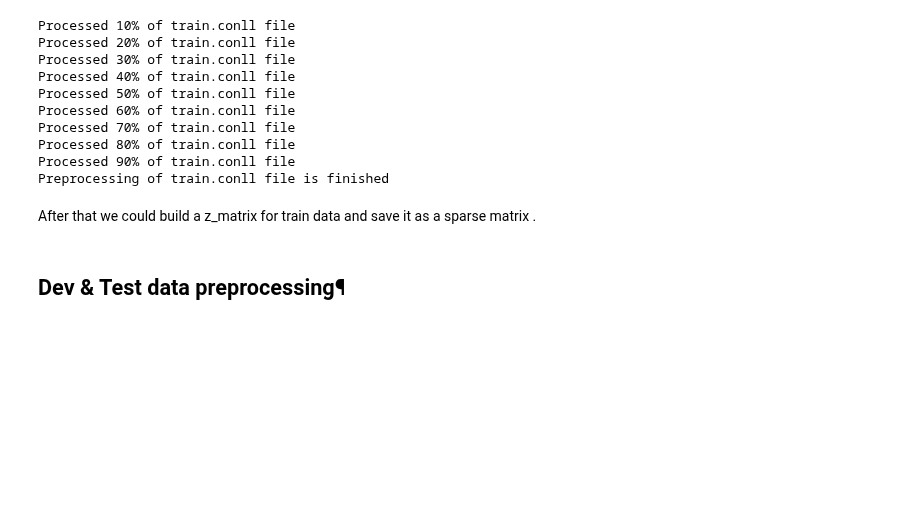
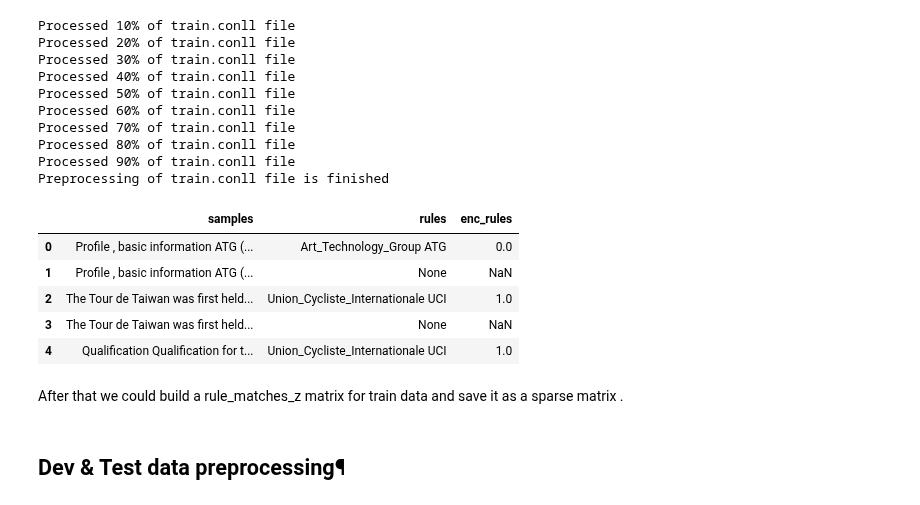
Before and after one commit to knodle/knodle, a Jupyter notebook: tutorials/conll_relation_extraction_dataset/entity_pairs_aka_lfs/Prepare_TAC_based_RE_dataset.ipynb, the cells around one changed output. Cells and saved outputs as stored; diff of their text form; code cells hidden in the pictures; blank space fills up the shorter version.

```diff
--- a/tutorials/conll_relation_extraction_dataset/entity_pairs_aka_lfs/Prepare_TAC_based_RE_dataset.ipynb
+++ b/tutorials/conll_relation_extraction_dataset/entity_pairs_aka_lfs/Prepare_TAC_based_RE_dataset.ipynb
@@ -273,6 +272,15 @@ Processed 70% of train.conll file
 Processed 80% of train.conll file
 Processed 90% of train.conll file
 Preprocessing of train.conll file is finished
+# %%
+train_data.head()
+# %% [output]
+|  | samples | rules | enc_rules |
+| 0 | Profile , basic information ATG (... | Art_Technology_Group ATG | 0.0 |
+| 1 | Profile , basic information ATG (... | None | NaN |
+| 2 | The Tour de Taiwan was first held... | Union_Cycliste_Internationale UCI | 1.0 |
+| 3 | The Tour de Taiwan was first held... | None | NaN |
+| 4 | Qualification Qualification for t... | Union_Cycliste_Internationale UCI | 1.0 |
 # %% [markdown]
-After that we could build a z_matrix for train data and save it as a sparse matrix .
+After that we could build a rule_matches_z matrix for train data and save it as a sparse matrix .
 # %%
```
Also changed, not shown: parts of 19 cells of this notebook.
